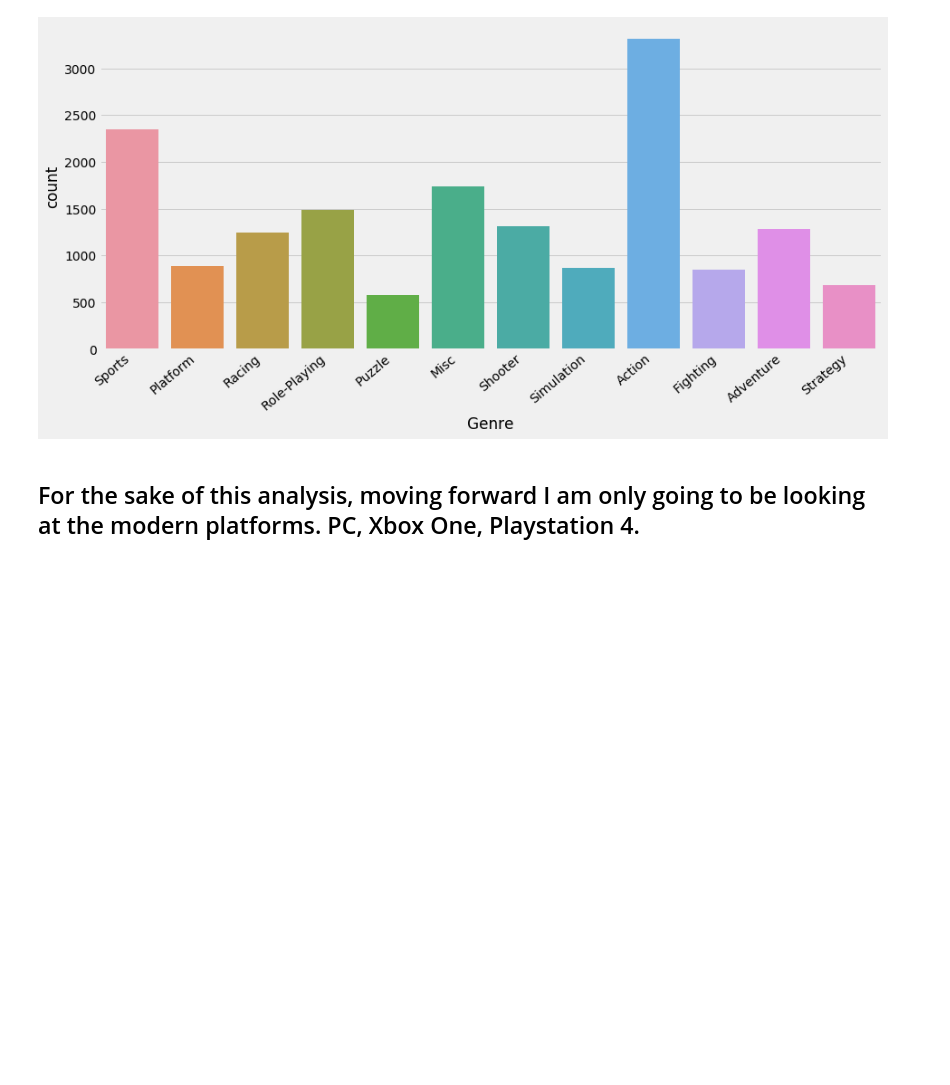
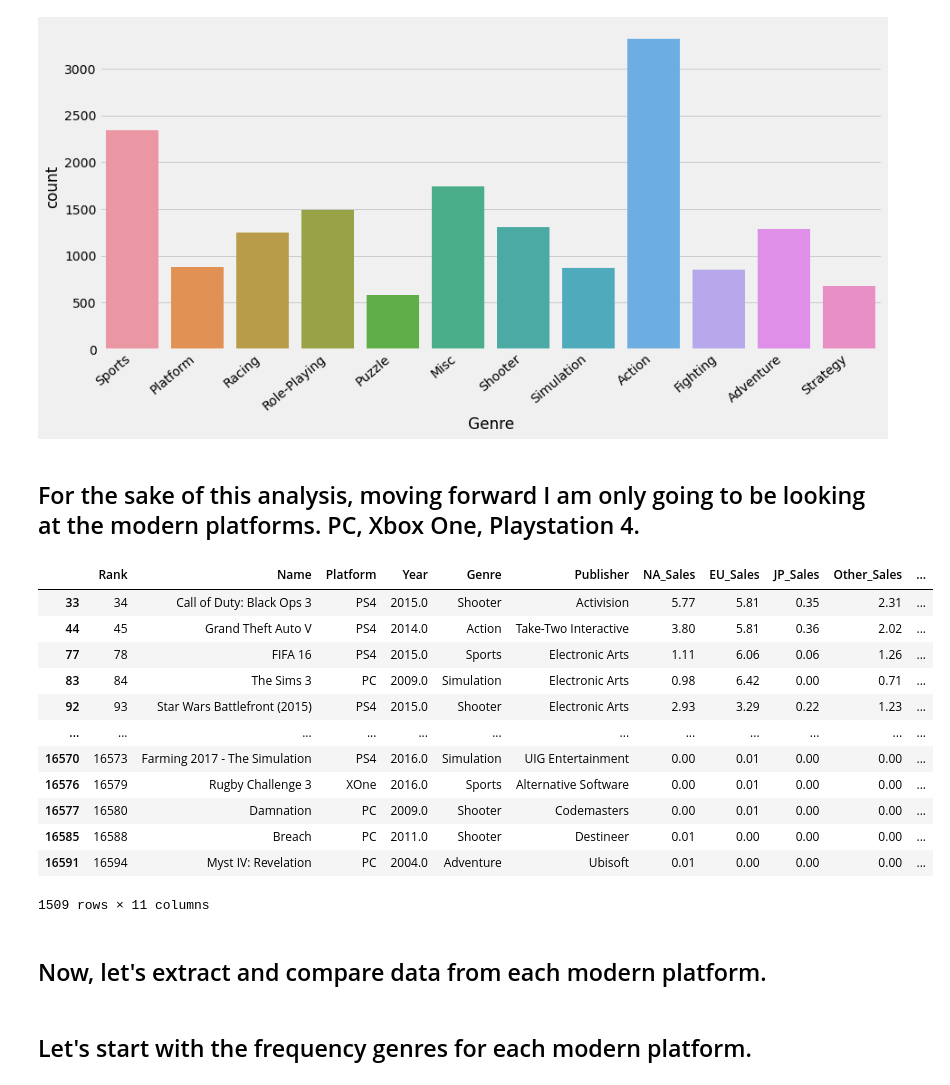
Before and after one commit to michaelbeebe123/video_game_sales, a Jupyter notebook: video_games.ipynb, the cells around one changed output. Saved outputs shown, nothing was run; the diff lists cells and outputs as text; code cells hidden in the pictures; blank space fills up the shorter version.

```diff
--- a/video_games.ipynb
+++ b/video_games.ipynb
@@ -224,3 +224,31 @@ plt.show()
 # %% [markdown]
 For the sake of this analysis, moving forward I am only going to be looking at the modern platforms. PC, Xbox One, Playstation 4.
 --
+# %%
+df2 = df1[np.logical_or.reduce([
+    df1['Platform'] == 'PS4',
+    df1['Platform'] == 'PC',
+    df1['Platform'] == 'XOne'
+])]
+
+df2
+# %% [output]
+|  | Rank | Name | Platform | Year | Genre | Publisher | NA_Sales | EU_Sales | JP_Sales | Other_Sales | ... |
+| 33 | 34 | Call of Duty: Black Ops 3 | PS4 | 2015.0 | Shooter | Activision | 5.77 | 5.81 | 0.35 | 2.31 | ... |
+| 44 | 45 | Grand Theft Auto V | PS4 | 2014.0 | Action | Take-Two Interactive | 3.80 | 5.81 | 0.36 | 2.02 | ... |
+| 77 | 78 | FIFA 16 | PS4 | 2015.0 | Sports | Electronic Arts | 1.11 | 6.06 | 0.06 | 1.26 | ... |
+| 83 | 84 | The Sims 3 | PC | 2009.0 | Simulation | Electronic Arts | 0.98 | 6.42 | 0.00 | 0.71 | ... |
+| 92 | 93 | Star Wars Battlefront (2015) | PS4 | 2015.0 | Shooter | Electronic Arts | 2.93 | 3.29 | 0.22 | 1.23 | ... |
+| ... | ... | ... | ... | ... | ... | ... | ... | ... | ... | ... | ... |
+| 16570 | 16573 | Farming 2017 - The Simulation | PS4 | 2016.0 | Simulation | UIG Entertainment | 0.00 | 0.01 | 0.00 | 0.00 | ... |
+| 16576 | 16579 | Rugby Challenge 3 | XOne | 2016.0 | Sports | Alternative Software | 0.00 | 0.01 | 0.00 | 0.00 | ... |
+| 16577 | 16580 | Damnation | PC | 2009.0 | Shooter | Codemasters | 0.00 | 0.01 | 0.00 | 0.00 | ... |
+| 16585 | 16588 | Breach | PC | 2011.0 | Shooter | Destineer | 0.01 | 0.00 | 0.00 | 0.00 | ... |
+| 16591 | 16594 | Myst IV: Revelation | PC | 2004.0 | Adventure | Ubisoft | 0.01 | 0.00 | 0.00 | 0.00 | ... |
+1509 rows × 11 columns
+# %% [markdown]
+Now, let's extract and compare data from each modern platform.
+--
+# %% [markdown]
+Let's start with the frequency genres for each modern platform.
+--
```
Also changed, not shown: parts of 4 cells of this notebook.
